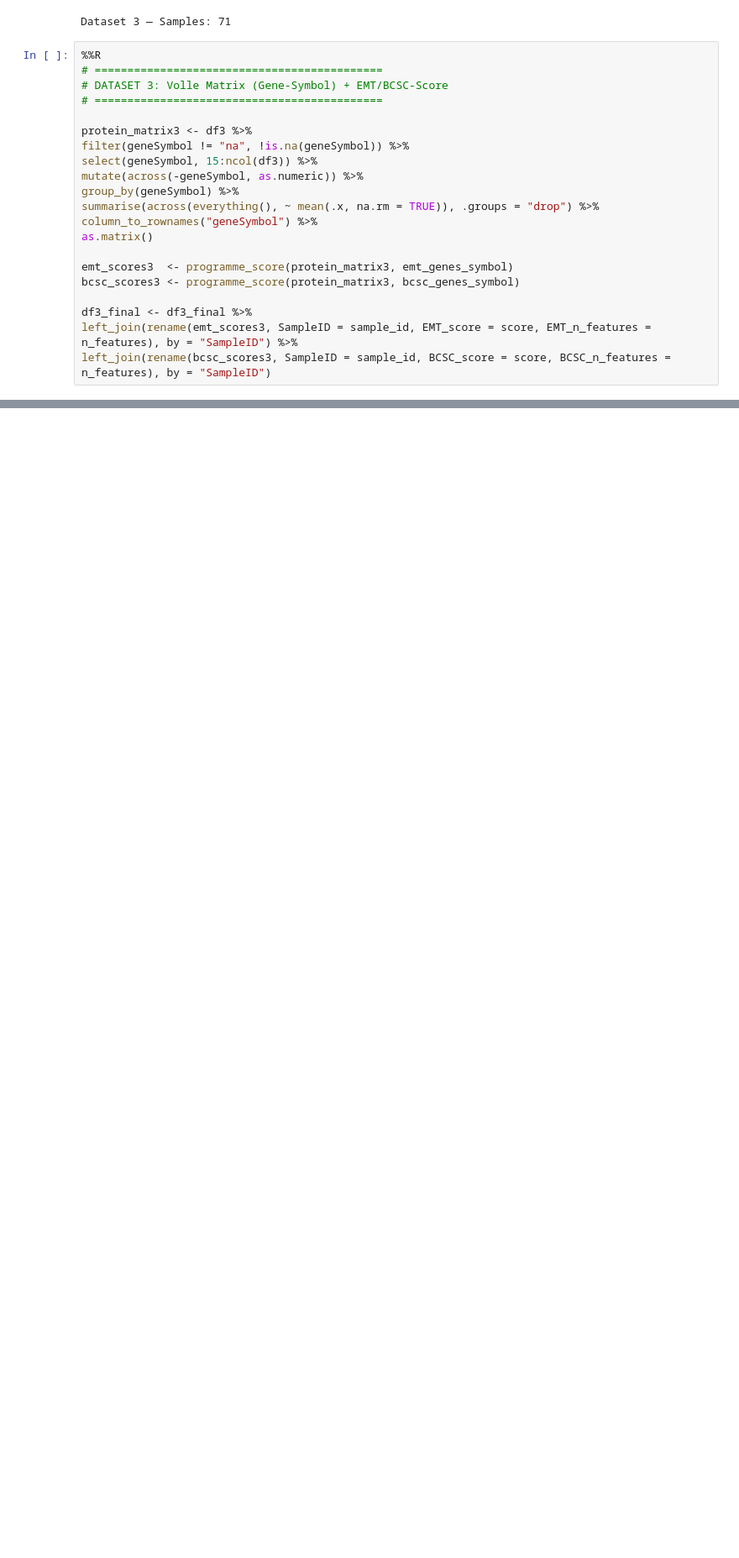
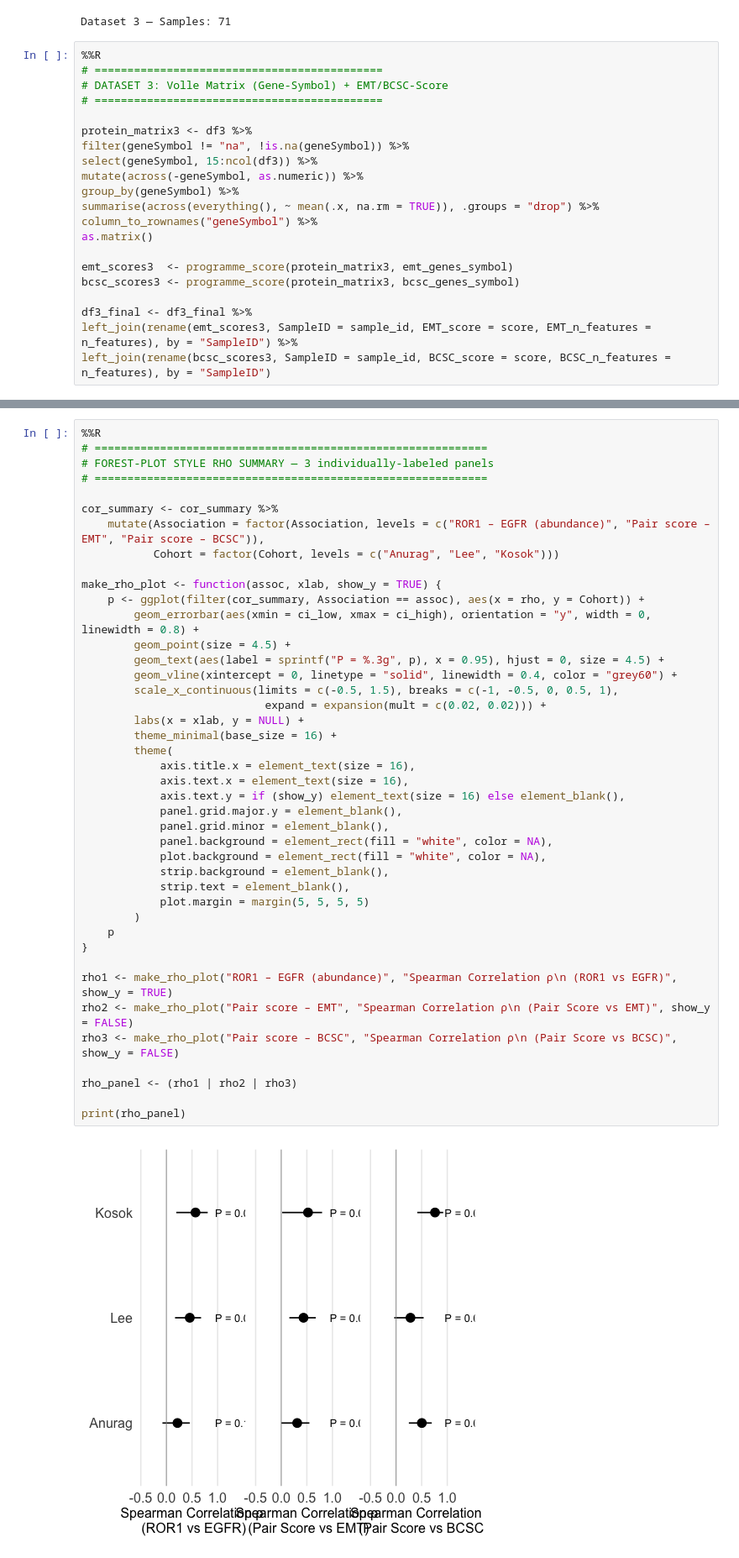
Before and after one commit to GretzmacherN/Bulk_Proteome, a Jupyter notebook: Three_Proteome.ipynb, the cells around one changed output, grey strips where cells are left out. Shown at 84% size. Drawn from its saved outputs; the diff is of its cells as text; blank space fills up the shorter version.

```diff
--- a/Three_Proteome.ipynb
+++ b/Three_Proteome.ipynb
@@ -504,0 +601,44 @@ In addition: There were 32 warnings (use warnings() to see them)
+# %%
+%%R
+# ============================================================
+# FOREST-PLOT STYLE RHO SUMMARY — 3 individually-labeled panels
+# ============================================================
+
+cor_summary <- cor_summary %>%
+    mutate(Association = factor(Association, levels = c("ROR1 – EGFR (abundance)", "Pair score – EMT", "Pair score – BCSC")),
+           Cohort = factor(Cohort, levels = c("Anurag", "Lee", "Kosok")))
+
+make_rho_plot <- function(assoc, xlab, show_y = TRUE) {
+    p <- ggplot(filter(cor_summary, Association == assoc), aes(x = rho, y = Cohort)) +
+        geom_errorbar(aes(xmin = ci_low, xmax = ci_high), orientation = "y", width = 0, linewidth = 0.8) +
+        geom_point(size = 4.5) +
+        geom_text(aes(label = sprintf("P = %.3g", p), x = 0.95), hjust = 0, size = 4.5) +
+        geom_vline(xintercept = 0, linetype = "solid", linewidth = 0.4, color = "grey60") +
+        scale_x_continuous(limits = c(-0.5, 1.5), breaks = c(-1, -0.5, 0, 0.5, 1),
+                            expand = expansion(mult = c(0.02, 0.02))) +
+        labs(x = xlab, y = NULL) +
+        theme_minimal(base_size = 16) +
+        theme(
+            axis.title.x = element_text(size = 16),
+            axis.text.x = element_text(size = 16),
+            axis.text.y = if (show_y) element_text(size = 16) else element_blank(),
+            panel.grid.major.y = element_blank(),
+            panel.grid.minor = element_blank(),
+            panel.background = element_rect(fill = "white", color = NA),
+            plot.background = element_rect(fill = "white", color = NA),
+            strip.background = element_blank(),
+            strip.text = element_blank(),
+            plot.margin = margin(5, 5, 5, 5)
+        )
+    p
+}
+
+rho1 <- make_rho_plot("ROR1 – EGFR (abundance)", "Spearman Correlation ρ\n (ROR1 vs EGFR)", show_y = TRUE)
+rho2 <- make_rho_plot("Pair score – EMT", "Spearman Correlation ρ\n (Pair Score vs EMT)", show_y = FALSE)
+rho3 <- make_rho_plot("Pair score – BCSC", "Spearman Correlation ρ\n (Pair Score vs BCSC)", show_y = FALSE)
+
+rho_panel <- (rho1 | rho2 | rho3)
+
+print(rho_panel)
+# %% [output]
+[figure, added]
```
Also changed, not shown: parts of 12 cells of this notebook, 8 other files.
